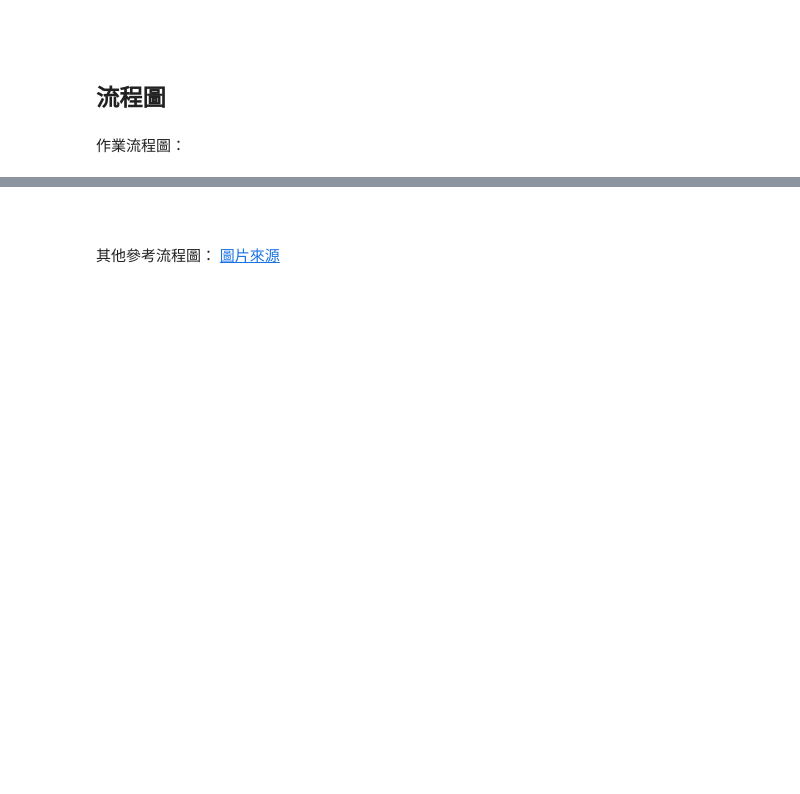
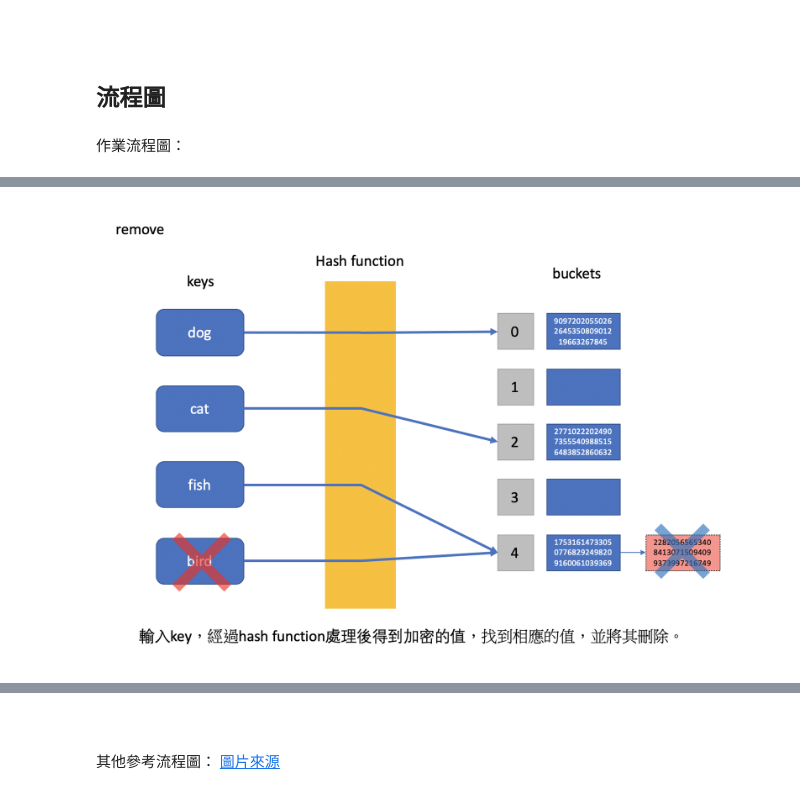
Before and after one commit to jiaying777/DATA-STRUCTURES-AND-ALGORITHMS, a Jupyter notebook: HW4/hash table 學習歷程、流程圖與文字說明.ipynb, the cells around one changed output, grey strips where cells are left out. Cells and saved outputs as stored; diff of their text form; code cells hidden in the pictures; blank space fills up the shorter version.

```diff
--- a/HW4/hash table 學習歷程、流程圖與文字說明.ipynb
+++ b/HW4/hash table 學習歷程、流程圖與文字說明.ipynb
@@ -45,0 +46,5 @@ Image(filename='hash table 流程圖.png',width = '70%')
+# %%
+from IPython.display import Image
+Image(filename='hash_remove.png',width = '70%')
+# %% [output]
+[figure, added]
```
Also changed, not shown: parts of 2 cells of this notebook.
